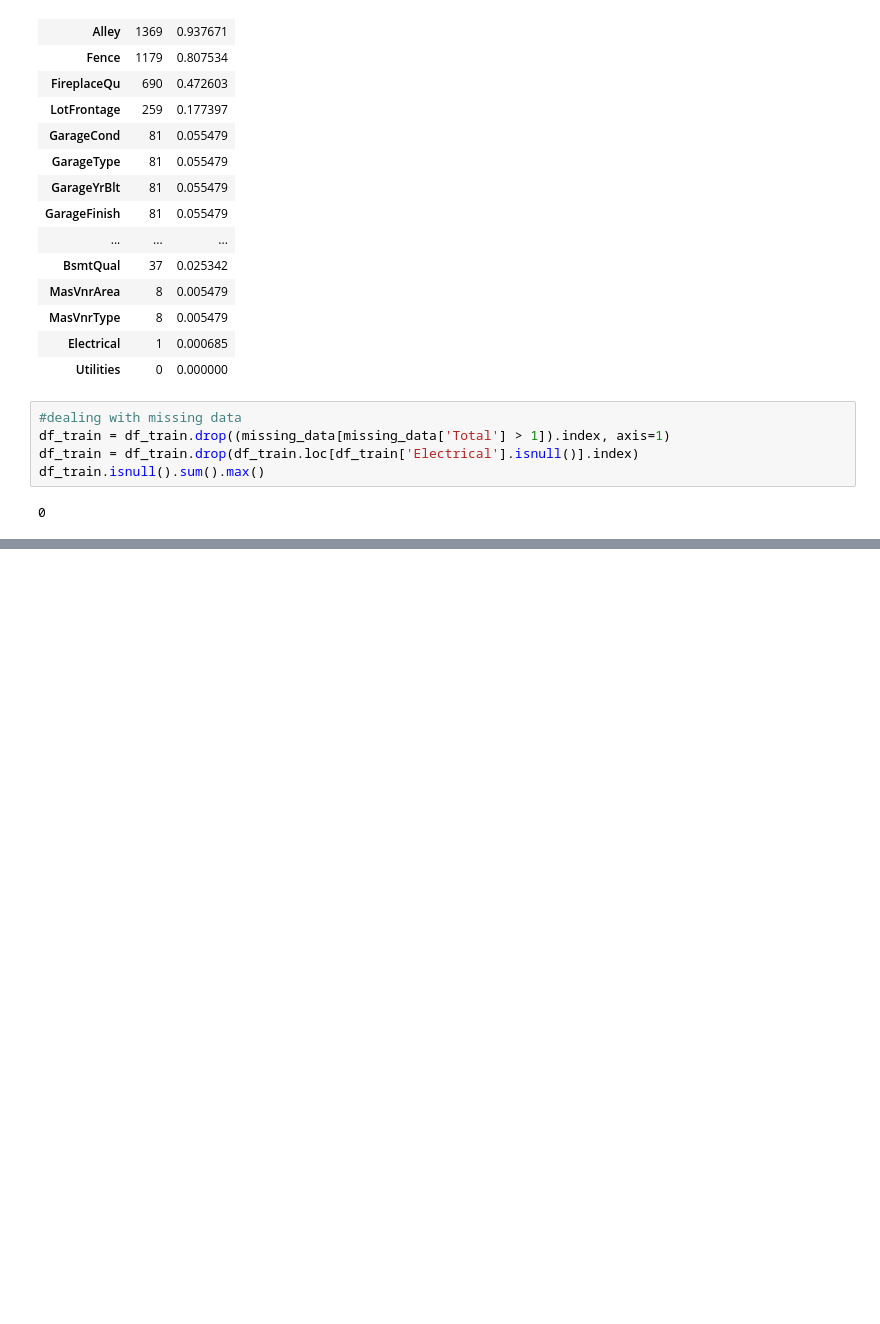
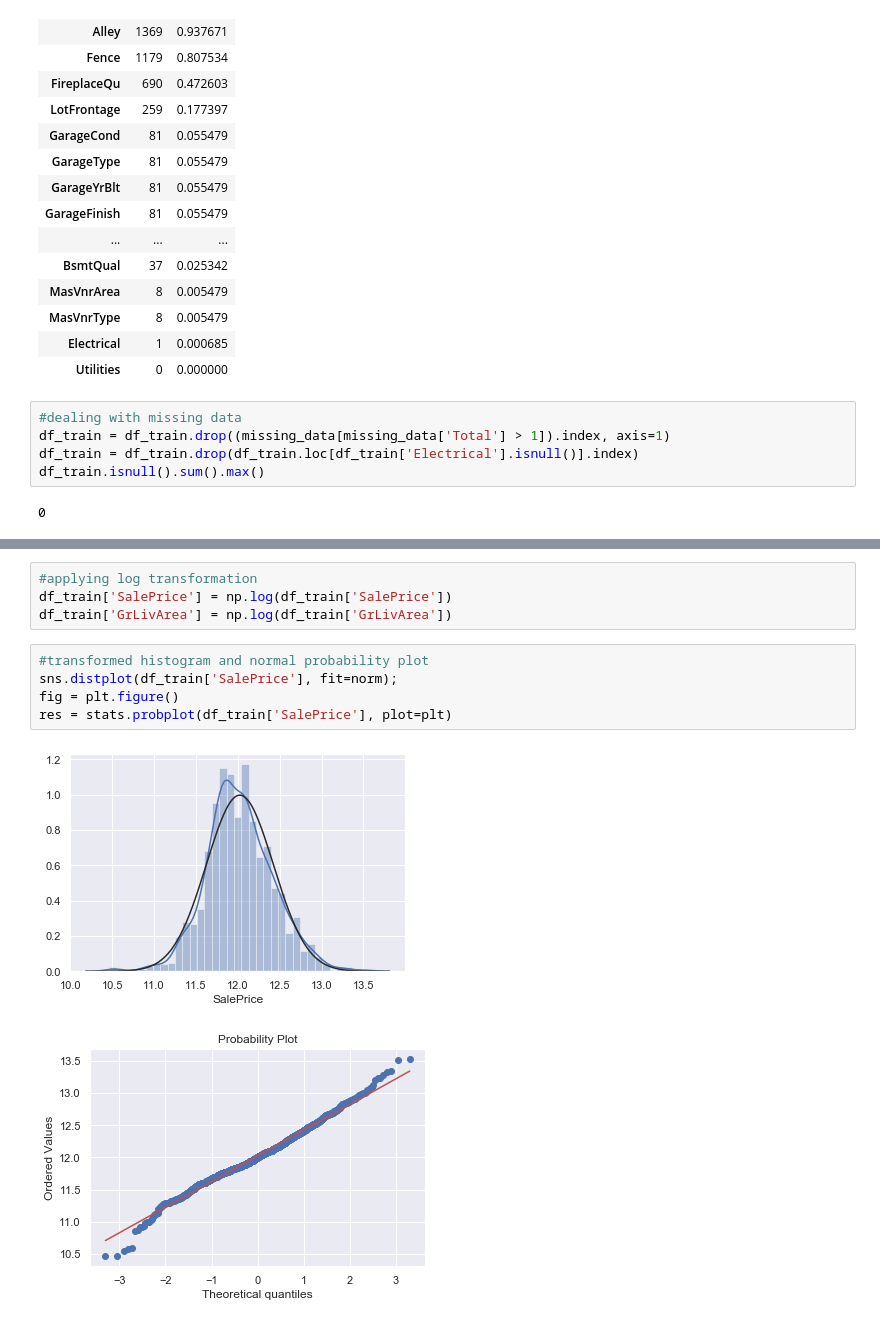
Before and after one commit to goodbsw/house-regression-clone-codding, a Jupyter notebook: house_regression.ipynb, the cells around one changed output, grey strips where cells are left out. Saved outputs shown, nothing was run; the diff lists cells and outputs as text; blank space fills up the shorter version.

```diff
--- a/house_regression.ipynb
+++ b/house_regression.ipynb
@@ -133,0 +176,12 @@ df_train.isnull().sum().max()
+# %%
+#applying log transformation
+df_train['SalePrice'] = np.log(df_train['SalePrice'])
+df_train['GrLivArea'] = np.log(df_train['GrLivArea'])
+# %%
+#transformed histogram and normal probability plot
+sns.distplot(df_train['SalePrice'], fit=norm);
+fig = plt.figure()
+res = stats.probplot(df_train['SalePrice'], plot=plt)
+# %% [output]
+[figure, added]
+[figure, added]
```
Also changed, not shown: parts of 10 cells of this notebook.
